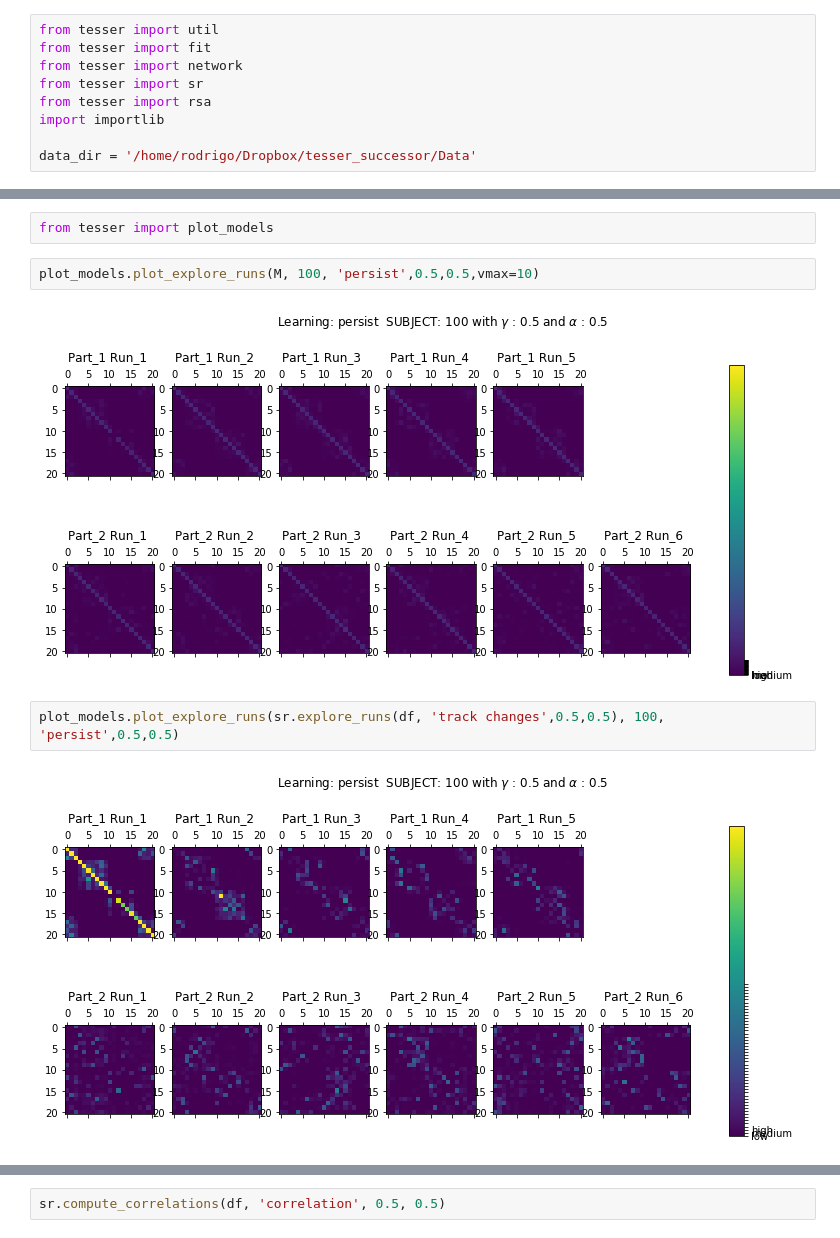
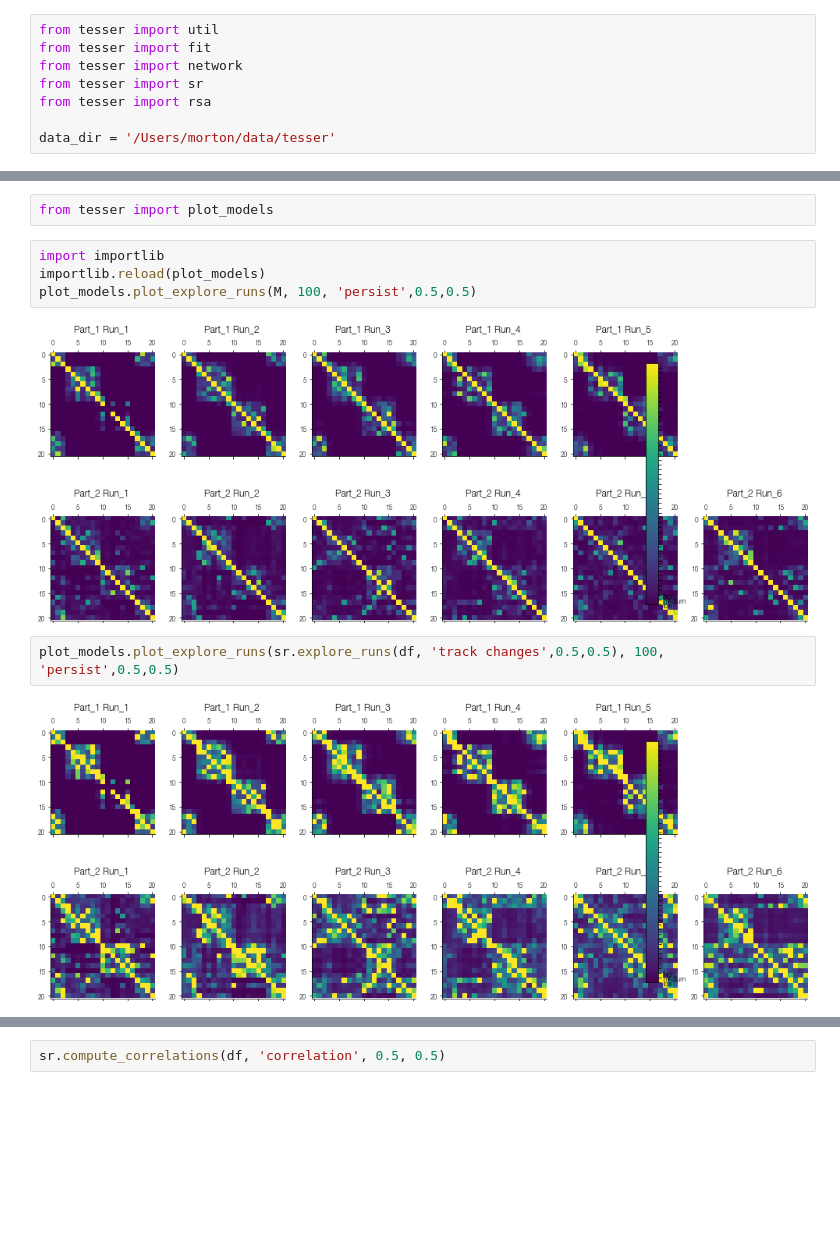
Before and after one commit to prestonlab/tesser_successor, a Jupyter notebook: test.ipynb, the cells around one changed output, grey strips where cells are left out. Saved outputs shown, nothing was run; the diff lists cells and outputs as text; blank space fills up the shorter version.

```diff
--- a/test.ipynb
+++ b/test.ipynb
@@ -4,9 +4,8 @@ from tesser import fit
 from tesser import network
 from tesser import sr
 from tesser import rsa
-import importlib
 
-data_dir = '/home/rodrigo/Dropbox/tesser_successor/Data'
+data_dir = '/Users/morton/data/tesser'
 # %%
 df = util.load_struct(data_dir, 100)
 df.head()
@@ -22,13 +21,15 @@ M = sr.explore_runs(df, 'persist',0.5,0.5)
 # %%
 from tesser import plot_models
 # %%
-plot_models.plot_explore_runs(M, 100, 'persist',0.5,0.5,vmax=10)
+import importlib
+importlib.reload(plot_models)
+plot_models.plot_explore_runs(M, 100, 'persist',0.5,0.5)
 # %% [output]
-[figure, old version]
+[figure, new version]
 # %%
 plot_models.plot_explore_runs(sr.explore_runs(df, 'track changes',0.5,0.5), 100, 'persist',0.5,0.5)
 # %% [output]
-[figure, old version]
+[figure, new version]
 # %%
 plot_models.plot_explore_runs(sr.explore_runs(util.load_struct(data_dir, 124),'track changes', 0.5,0.5), 124, 'track changes', 0.5, 0.5)
 # %% [output]
```
Also changed, not shown: parts of 11 cells of this notebook, 1 other file.
